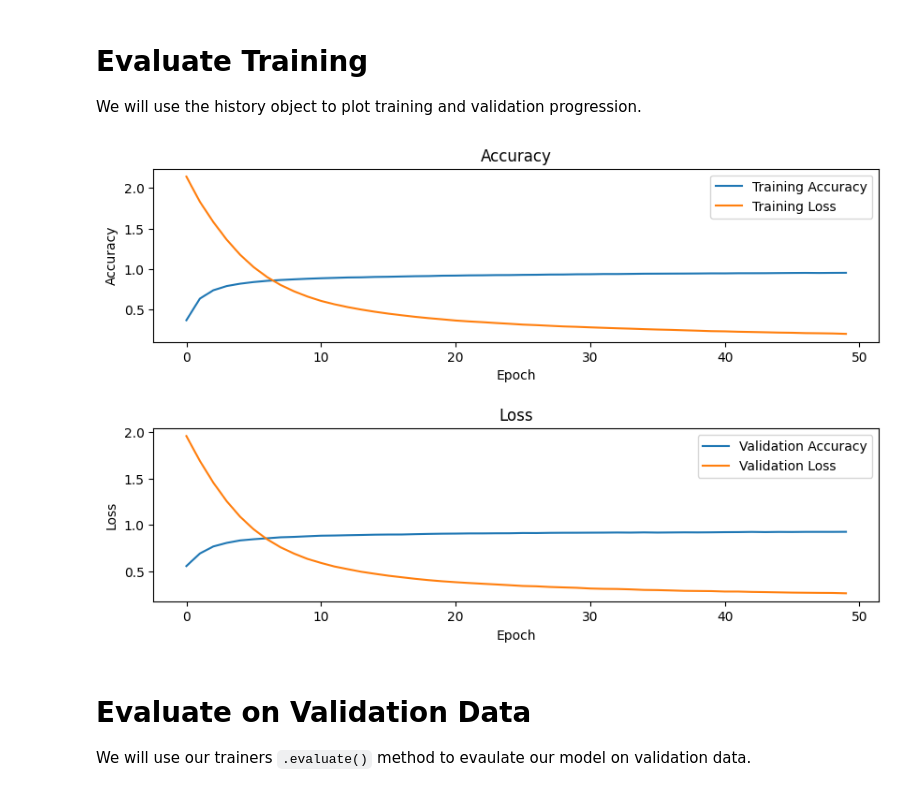
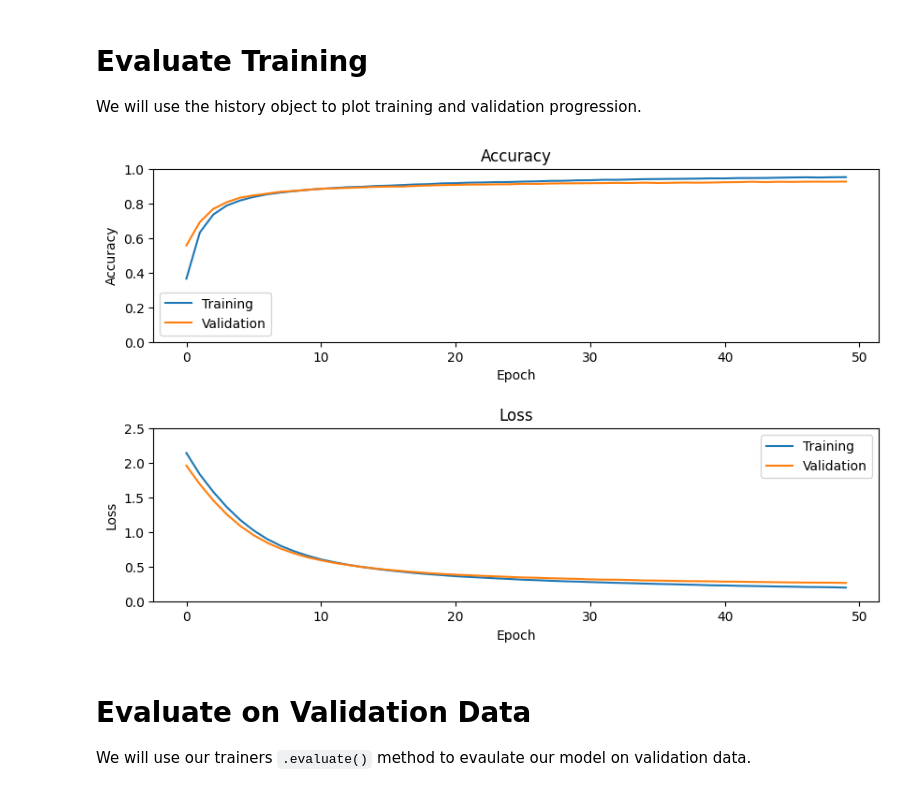
Before and after one commit to danplotkin/neural_network_numpy, a Jupyter notebook: NeuralNetworkNumPy.ipynb, the cells around one changed output. Drawn from its saved outputs; the diff is of its cells as text; code cells hidden in the pictures.

```diff
--- a/NeuralNetworkNumPy.ipynb
+++ b/NeuralNetworkNumPy.ipynb
@@ -518,7 +518,10 @@ class Linear:
         __call__(self, inputs, weights, bias):
             Perform forward propagation for the layer.
 
-        _forward(self, inputs, weights, bias):
+        init(self):
+            Initialize weights and biases of layer with Xavier Initialization.
+
+        _forward(self, inputs):
             Perform the forward pass for the layer, including activation.
 
         _backward(self, error, A_before, W_prev, Z_curr):
@@ -545,18 +548,34 @@ class Linear:
 
     Example:
         >>> layer = Linear(input_nodes=64, output_nodes=32, activation='relu')
-        >>> output, Z = layer(inputs, weights, bias)
+        >>> output, Z = layer(inputs)
     """
     def __init__(self, input_nodes, output_nodes, activation):
         self.input_nodes = input_nodes
         self.output_nodes = output_nodes
         self.activation = activation
+        self.w = None
+        self.b = None
+        self.init()
 
-    def __call__(self, inputs, weights, bias):
+    def __call__(self, inputs):
         """
         Call method implementing single layer forward propagation.
         """
-        return self._forward(inputs, weights, bias)
+        return self._forward(inputs)
+
+    def init(self):
+        """
+        Initialize weights and biases of layer with Xavier Initialization.
+        """
+        input_units = self.input_nodes
+        output_units = self.output_nodes
+        self.w = np.random.uniform(
+            low=-np.sqrt(6.0 / (input_units + output_units)),
+            high=np.sqrt(6.0 / (input_units + output_units)),
+            size=(input_units, output_units)
+        )
+        self.b = np.zeros(output_units)
 
     def _relu(self, x):
         """
@@ -592,11 +611,11 @@ class Linear:
         """
         return self._sigmoid(x) * (1 - self._sigmoid(x))
 
-    def _forward(self, inputs, weights, bias):
+    def _forward(self, inputs):
         """
         Single layer forward propagation.
         """
-        Z = np.dot(inputs, weights) + bias
+        Z = np.dot(inputs, self.w) + self.b
         if self.activation == 'relu':
             A = self._relu(Z)
         elif self.activation == 'sigmoid':
@@ -1033,25 +1041,27 @@ We will use the history object to plot training and validation progression.
 # %%
 fig, ax = plt.subplots(2, 1, figsize=(10, 6))
 fig.subplots_adjust(hspace=0.5)
 
-ax[0].plot(history['training']['accuracy'], label='Training Accuracy')
-ax[0].plot(history['training']['loss'], label='Training Loss')
+ax[0].plot(history['training']['accuracy'], label='Training')
+ax[0].plot(history['eval']['accuracy'], label='Validation')
 ax[0].legend()
 ax[0].set_title('Accuracy')
 ax[0].set_xlabel('Epoch')
 ax[0].set_ylabel('Accuracy')
+ax[0].set_ylim(0, 1)
 
 # Plot training and validation losses
-ax[1].plot(history['eval']['accuracy'], label='Validation Accuracy')
-ax[1].plot(history['eval']['loss'], label='Validation Loss')
+ax[1].plot(history['training']['loss'], label='Training')
+ax[1].plot(history['eval']['loss'], label='Validation')
 ax[1].set_title('Loss')
 ax[1].set_xlabel('Epoch')
 ax[1].set_ylabel('Loss')
+ax[1].set_ylim(0, 2.5)
 ax[1].legend()
 
 plt.show()
 # %% [output]
-[figure, old version]
+[figure, new version]
 # %% [markdown]
 # Evaluate on Validation Data
 
```
Also changed, not shown: parts of 1 cell of this notebook.
